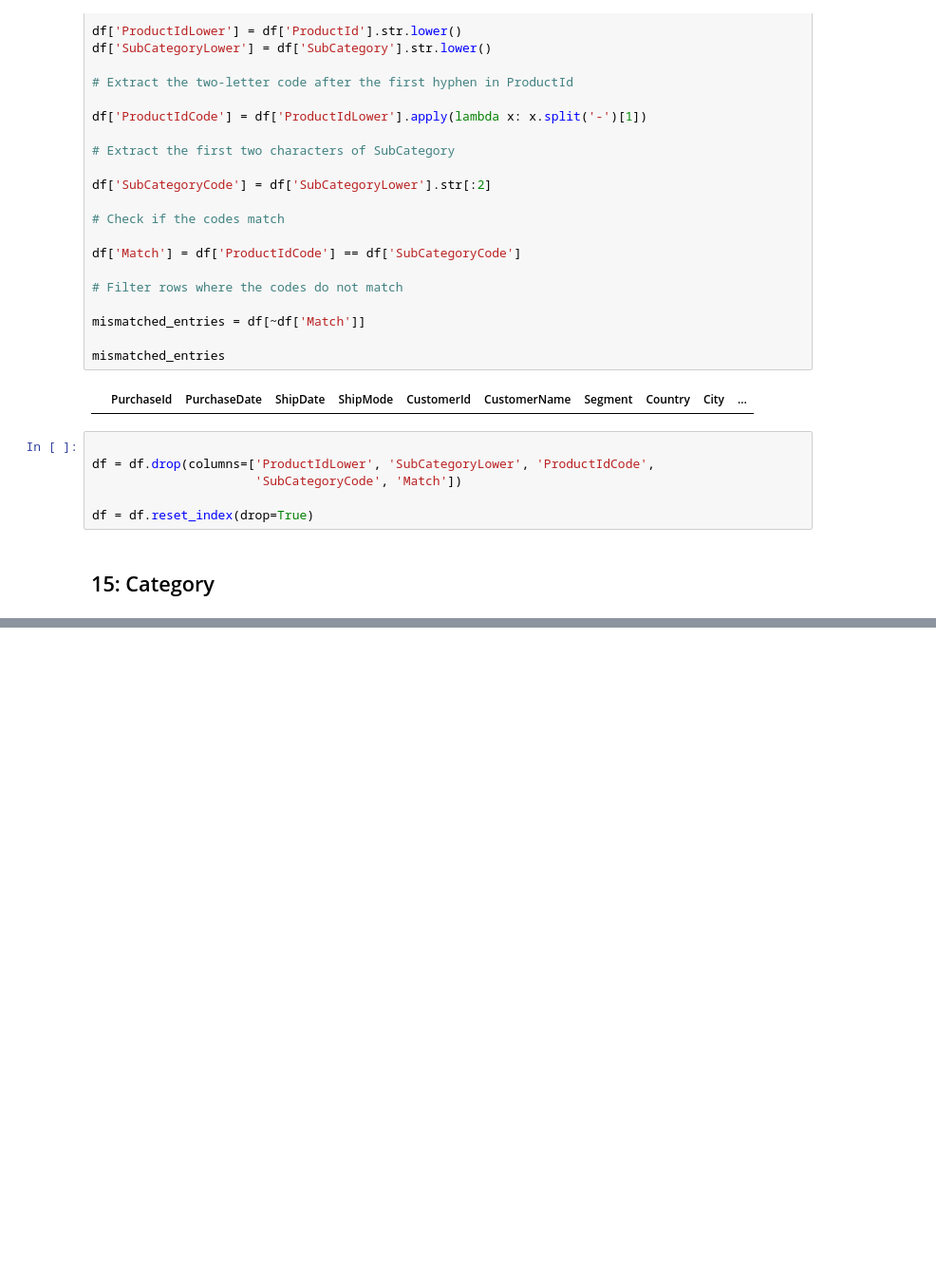
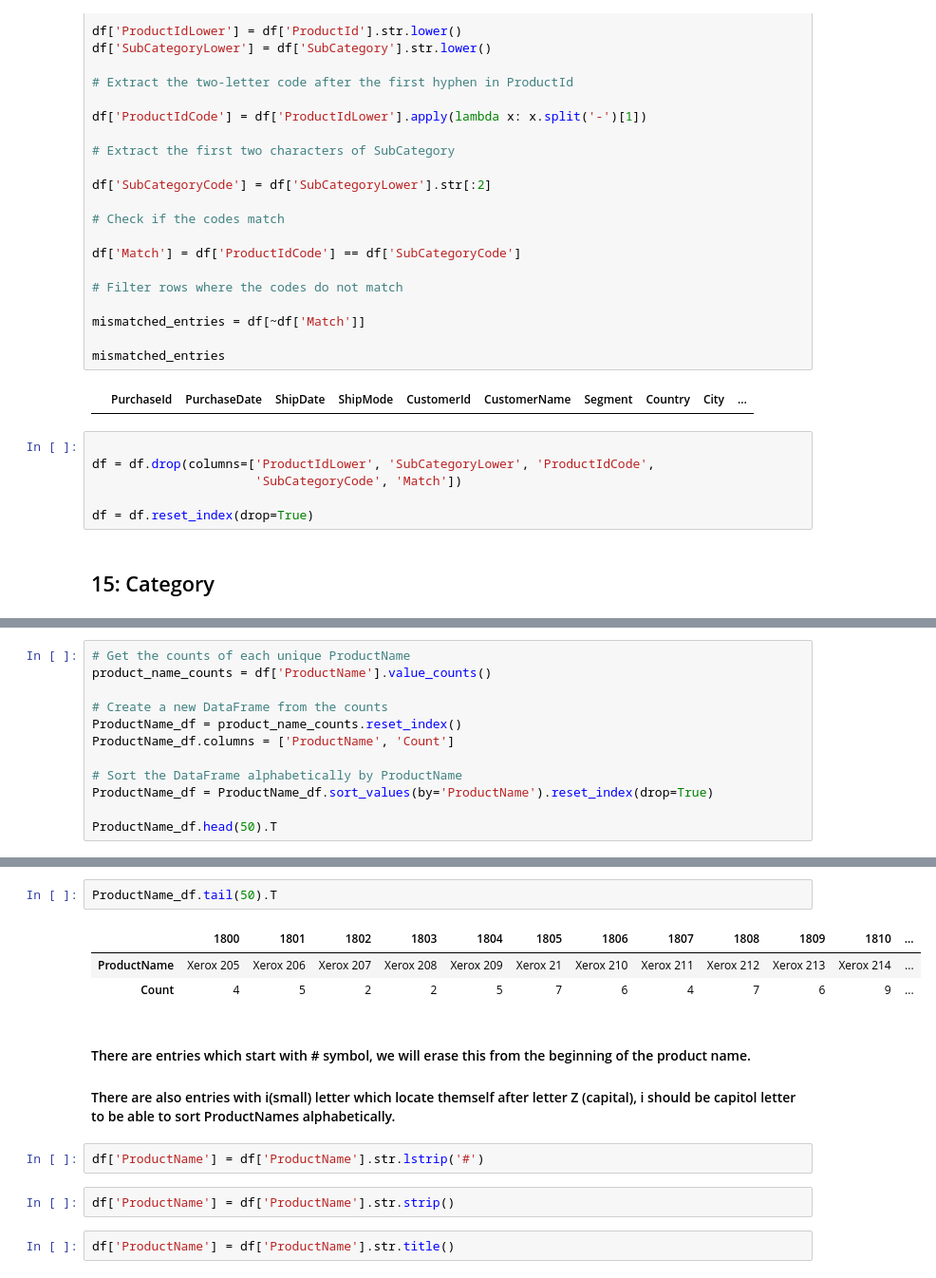
Before and after one commit to airsahin/BI-Analysis-ECommerce, a Jupyter notebook: EComProject.ipynb, the cells around one changed output, grey strips where cells are left out. Shown: that part at 95% size. Saved outputs shown, nothing was run; the diff lists cells and outputs as text; blank space fills up the shorter version.

```diff
--- a/EComProject.ipynb
+++ b/EComProject.ipynb
@@ -1095,0 +1151,12 @@ df = df.reset_index(drop=True)
+# %%
+# Get the counts of each unique ProductName
+product_name_counts = df['ProductName'].value_counts()
+
+# Create a new DataFrame from the counts
+ProductName_df = product_name_counts.reset_index()
+ProductName_df.columns = ['ProductName', 'Count']
+
+# Sort the DataFrame alphabetically by ProductName
+ProductName_df = ProductName_df.sort_values(by='ProductName').reset_index(drop=True)
+
+ProductName_df.head(50).T
@@ -1095,0 +1167,15 @@ df = df.reset_index(drop=True)
+# %%
+ProductName_df.tail(50).T
+# %% [output]
+|  | 1800 | 1801 | 1802 | 1803 | 1804 | 1805 | 1806 | 1807 | 1808 | 1809 | 1810 | ... |
+| ProductName | Xerox 205 | Xerox 206 | Xerox 207 | Xerox 208 | Xerox 209 | Xerox 21 | Xerox 210 | Xerox 211 | Xerox 212 | Xerox 213 | Xerox 214 | ... |
+| Count | 4 | 5 | 2 | 2 | 5 | 7 | 6 | 4 | 7 | 6 | 9 | ... |
+# %% [markdown]
+#### There are entries which start with # symbol, we will erase this from the beginning of the product name.
+#### There are also entries with i(small) letter which locate themself after letter Z (capital), i should be capitol letter to be able to sort ProductNames alphabetically.
+# %%
+df['ProductName'] = df['ProductName'].str.lstrip('#')
+# %%
+df['ProductName'] = df['ProductName'].str.strip()
+# %%
+df['ProductName'] = df['ProductName'].str.title()
```
Also changed, not shown: parts of 22 cells of this notebook.
